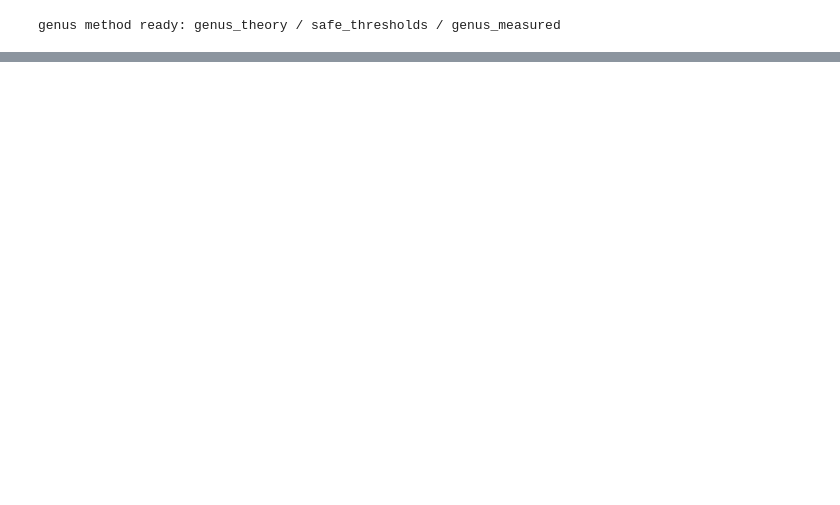
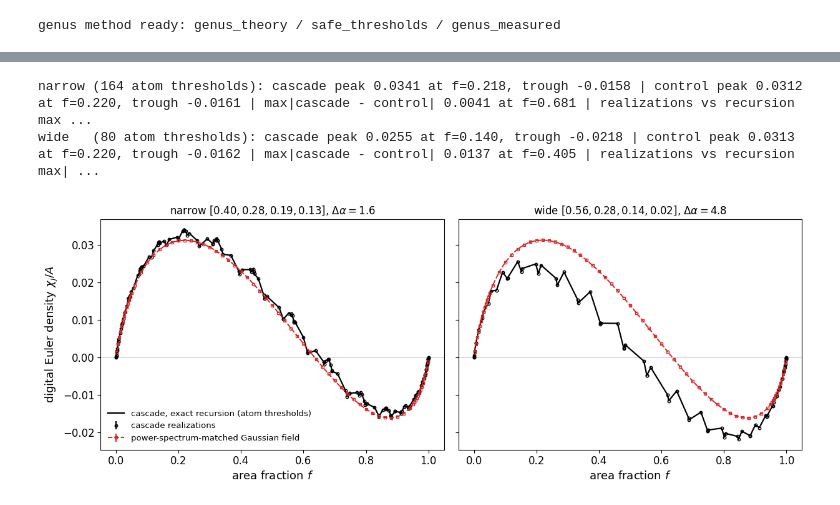
Before and after one commit to csabiu/multiplicative_cascade, a Jupyter notebook: paper1_figures.ipynb, the cells around one changed output, grey strips where cells are left out. Cells and saved outputs as stored; diff of their text form; code cells hidden in the pictures; blank space fills up the shorter version.

```diff
--- a/paper1_figures.ipynb
+++ b/paper1_figures.ipynb
@@ -380,0 +471,73 @@ rho=0.32  Delta_alpha=4.93  D2=0.93  chi max|d|=0.0001
+# %%
+from scipy.special import ndtri
+
+SETS = {"narrow": [0.40, 0.28, 0.19, 0.13], "wide": [0.56, 0.28, 0.14, 0.02]}
+J6 = 8; L6 = 2**J6; NREAL6 = 200
+FGRID = np.concatenate([np.linspace(0.002, 0.05, 13), np.linspace(0.06, 0.94, 45), np.linspace(0.95, 0.998, 13)])
+
+def chi_of(on):
+    p1, pEh, pEv, pF = bulk_densities(on); return p1 - pEh - pEv + pF
+
+def normal_scores(field):
+    """Rank-Gaussianize; tied cells get the mid-rank normal score. Ties are identified on the
+    log-density rounded to 9 decimals, because the float products differ in their last bits
+    within one atom (order of multiplication along the path)."""
+    x = np.round(np.log(field.ravel()), 9)
+    u, inv, cnt = np.unique(x, return_inverse=True, return_counts=True)
+    below = np.concatenate([[0], np.cumsum(cnt)[:-1]]); mid = (below + 0.5*cnt) / x.size
+    return ndtri(mid)[inv].reshape(field.shape)
+
+def grf(P, rng):
+    """Periodic Gaussian field with power spectrum P."""
+    return np.fft.ifft2(np.fft.fft2(rng.standard_normal(P.shape)) * np.sqrt(P)).real
+
+def genus_vs_f(g, fracs):
+    """Digital genus of a field without ties at the given area fractions."""
+    q = np.quantile(g.ravel(), 1 - fracs)
+    return np.array([chi_of(g > t) for t in q])
+
+ctrl = {}
+for name, w in SETS.items():
+    rng = np.random.default_rng(7)
+    th = GenusTheory(w, J6); thr = th.gap_thresholds()          # every gap between atoms
+    ex = np.array([th(t) for t in thr]); f_ex, chi_ex = ex[:, 0], ex[:, 3]
+    CHI = np.empty((NREAL6, len(thr))); P1 = np.empty((NREAL6, len(thr))); P = np.zeros((L6, L6)); nscore = 0
+    for r in range(NREAL6):
+        fld, _ = multifrac(w, dim=2, size=2, levels=J6-1, verbose=False, seed=100 + r)
+        lr = np.log(fld / fld.mean())
+        for i, t in enumerate(thr):
+            on = lr > t; P1[r, i] = on.mean(); CHI[r, i] = chi_of(on)
+        g = normal_scores(fld); P += np.abs(np.fft.fft2(g))**2; nscore = max(nscore, len(np.unique(g)))
+    P /= NREAL6; P[0, 0] = 0.0
+    assert np.abs(P1 - f_ex).max() < 1e-12              # f = p1 is deterministic at atom thresholds
+    assert nscore == len(thr) + 1                       # one normal score per atom
+    G   = np.array([genus_vs_f(grf(P, rng), FGRID) for _ in range(NREAL6)])   # plotted
+    Gat = np.array([genus_vs_f(grf(P, rng), f_ex)  for _ in range(NREAL6)])   # at the cascade's own f
+    ctrl[name] = dict(f=f_ex, chi_exact=chi_ex, chi_meas=CHI.mean(0), chi_se=CHI.std(0, ddof=1)/np.sqrt(NREAL6),
+                      grf_chi=G.mean(0), grf_se=G.std(0, ddof=1)/np.sqrt(NREAL6),
+                      grf_chi_at_f=Gat.mean(0), grf_se_at_f=Gat.std(0, ddof=1)/np.sqrt(NREAL6))
+    d = chi_ex - Gat.mean(0); k = np.argmax(np.abs(d)); gm = G.mean(0)
+    print(f"{name:6s} ({len(thr)} atom thresholds): cascade peak {chi_ex.max():.4f} at f={f_ex[np.argmax(chi_ex)]:.3f}, "
+          f"trough {chi_ex.min():.4f} | control peak {gm.max():.4f} at f={FGRID[np.argmax(gm)]:.3f}, trough {gm.min():.4f} | "
+          f"max|cascade - control| {abs(d[k]):.4f} at f={f_ex[k]:.3f} | "
+          f"realizations vs recursion max|d| {np.abs(chi_ex - CHI.mean(0)).max():.1e}")
+
+with plt.rc_context(RC_REV):
+    fig, ax = plt.subplots(1, 2, figsize=(12.5, 4.8), sharey=True)
+    for a, name, lab in ((ax[0], "narrow", r"narrow $[0.40,0.28,0.19,0.13]$, $\Delta\alpha=1.6$"),
+                         (ax[1], "wide",   r"wide $[0.56,0.28,0.14,0.02]$, $\Delta\alpha=4.8$")):
+        r = ctrl[name]; o = np.argsort(r["f"])
+        a.axhline(0, color="0.8", lw=0.7)
+        a.plot(r["f"][o], r["chi_exact"][o], "-", color="k", lw=1.6, label="cascade, exact recursion (atom thresholds)")
+        a.errorbar(r["f"], r["chi_meas"], yerr=r["chi_se"], fmt="o", color="k", mfc="none", ms=3.2, label="cascade realizations")
+        a.errorbar(FGRID, r["grf_chi"], yerr=r["grf_se"], fmt="s--", color="C3", ms=3, lw=1.4, mfc="none",
+                   label="power-spectrum-matched Gaussian field")
+        a.set_xlabel(r"area fraction $f$"); a.set_title(lab, fontsize=12)
+    ax[0].set_ylabel(r"digital Euler density $\chi_j/A$"); ax[0].legend(frameon=False, loc="lower left", fontsize=9.5)
+    fig.tight_layout()
+    fig.savefig("figs/cascade_copula_control.pdf"); fig.savefig("figs/cascade_copula_control.png", dpi=150)
+    plt.show()
+# %% [output]
+narrow (164 atom thresholds): cascade peak 0.0341 at f=0.218, trough -0.0158 | control peak 0.0312 at f=0.220, trough -0.0161 | max|cascade - control| 0.0041 at f=0.681 | realizations vs recursion max ...
+wide   (80 atom thresholds): cascade peak 0.0255 at f=0.140, trough -0.0218 | control peak 0.0313 at f=0.220, trough -0.0162 | max|cascade - control| 0.0137 at f=0.405 | realizations vs recursion max| ...
+[figure, added]
```
Also changed, not shown: parts of 12 cells of this notebook, 1 other file.
